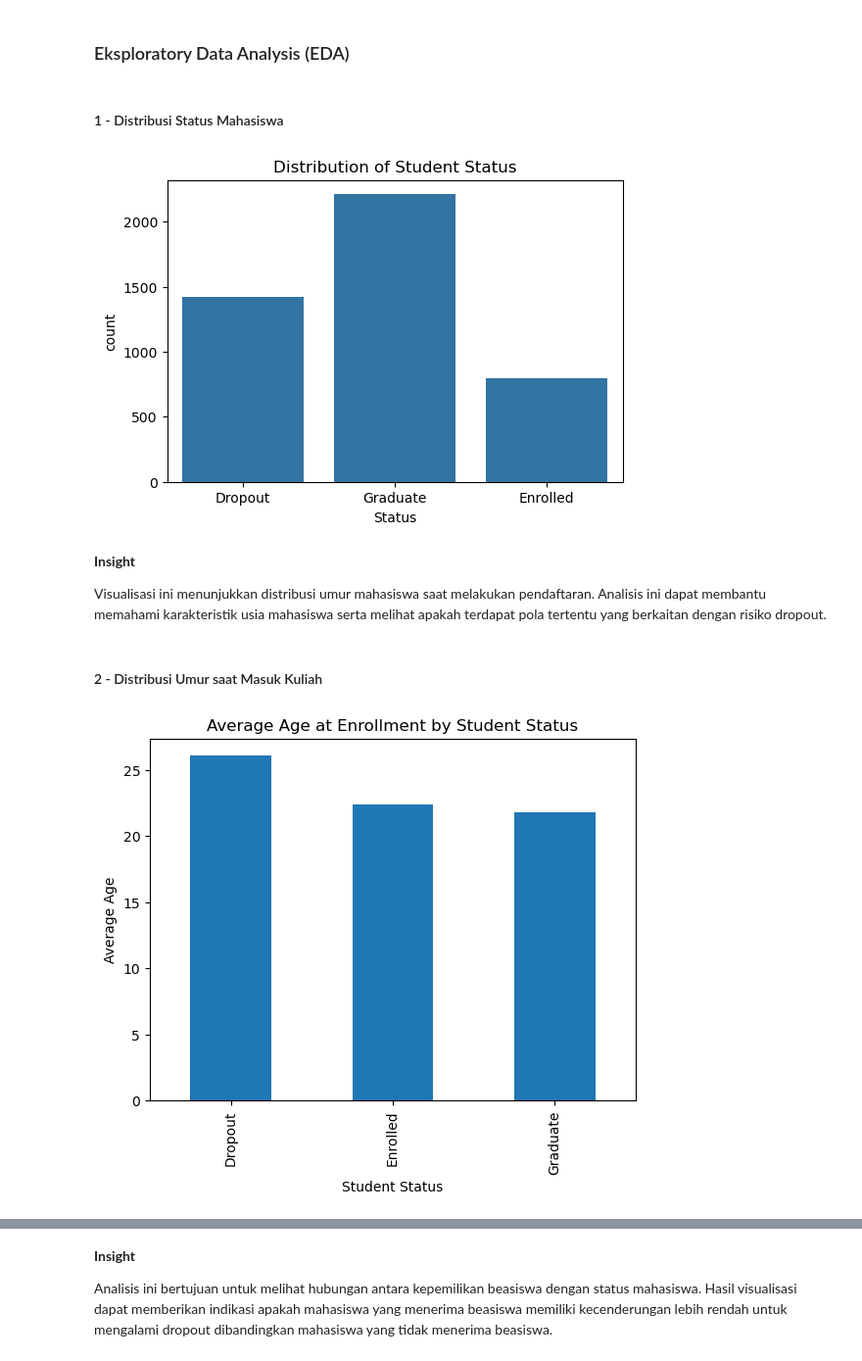
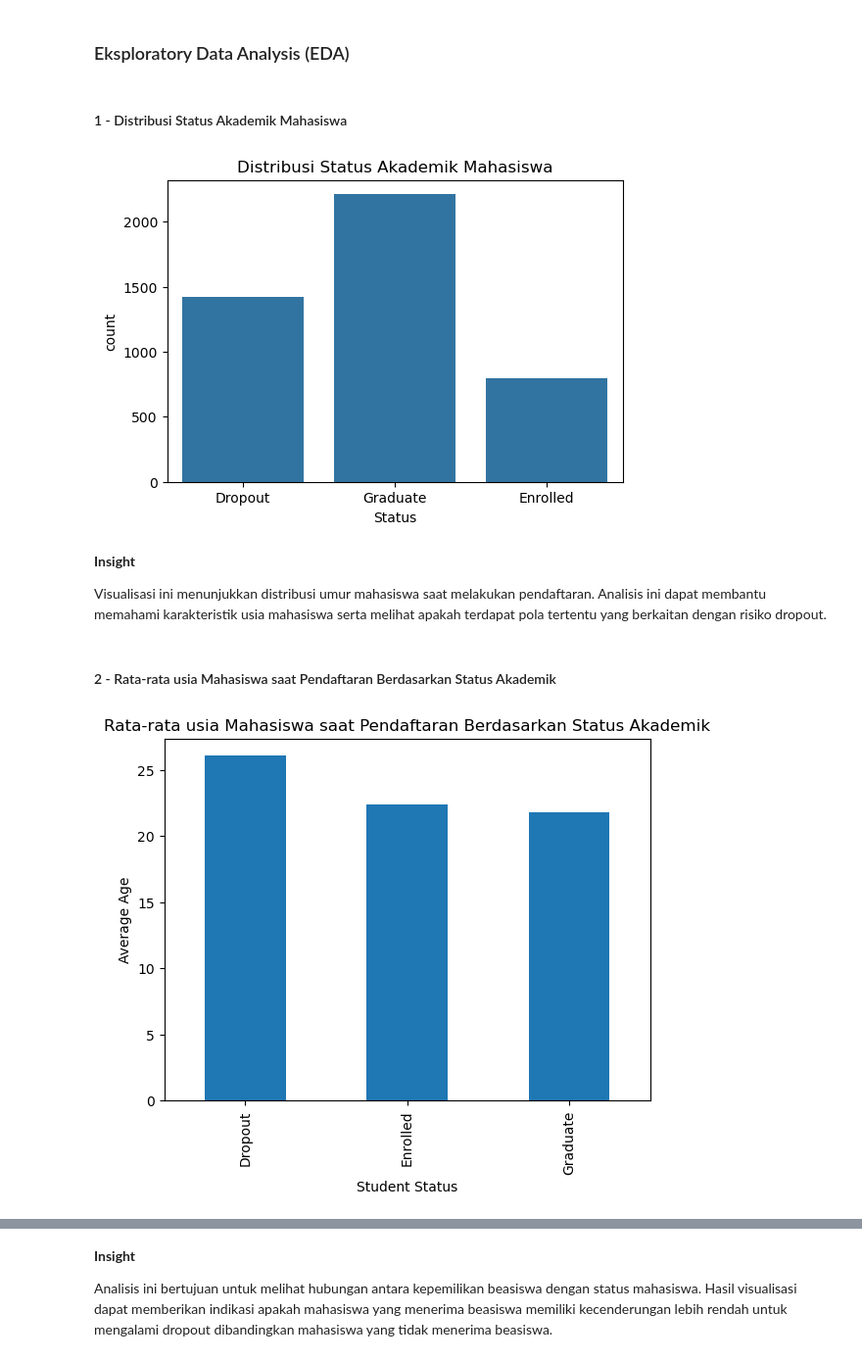
Before and after one commit to muhfauzan-chycn/student-dropout-prediction, a Jupyter notebook: Proyek_Akhir_Jaya_Institut.ipynb, the cells around one changed output, grey strips where cells are left out. Shown at 98% size. Cells and saved outputs as stored; diff of their text form; code cells hidden in the pictures.

```diff
--- a/Proyek_Akhir_Jaya_Institut.ipynb
+++ b/Proyek_Akhir_Jaya_Institut.ipynb
@@ -188,32 +188,32 @@ Name: count, dtype: int64
 # %% [markdown]
 ### Eksploratory Data Analysis (EDA)
 # %% [markdown]
-#### 1 - Distribusi Status Mahasiswa
+#### 1 - Distribusi Status Akademik Mahasiswa
 # %%
-# 1 - Visualisasi Distribusi Status Mahasiswa
+# 1 - Visualisasi Distribusi Status Akademik Mahasiswa
 plt.figure(figsize=(6,4))
 sns.countplot(data=df, x="Status")
-plt.title("Distribution of Student Status")
+plt.title("Distribusi Status Akademik Mahasiswa")
 plt.show()
 # %% [output]
-[figure, old version]
+[figure, new version]
 # %% [markdown]
 **Insight**
 
 Visualisasi ini menunjukkan distribusi umur mahasiswa saat melakukan pendaftaran. Analisis ini dapat membantu memahami karakteristik usia mahasiswa serta melihat apakah terdapat pola tertentu yang berkaitan dengan risiko dropout.
-# %% [markdown]
-#### 2 - Distribusi Umur saat Masuk Kuliah
+# %% [markdown]
+#### 2 - Rata-rata usia Mahasiswa saat Pendaftaran Berdasarkan Status Akademik
 # %%
-# 2.1 - Visualisasi Distribusi Umur saat Masuk Kuliah
+# 2.1 - Visualisasi Rata-rata usia Mahasiswa saat Pendaftaran Berdasarkan Status Akademik
 age_status = df.groupby("Status")["Age_at_enrollment"].mean()
 
 age_status.plot(kind="bar")
 
-plt.title("Average Age at Enrollment by Student Status")
+plt.title("Rata-rata usia Mahasiswa saat Pendaftaran Berdasarkan Status Akademik")
 plt.xlabel("Student Status")
 plt.ylabel("Average Age")
 
 plt.show()
 # %% [output]
-[figure, old version]
+[figure, new version]
 # %%
```
Also changed, not shown: parts of 11 cells of this notebook, 1 other file.
